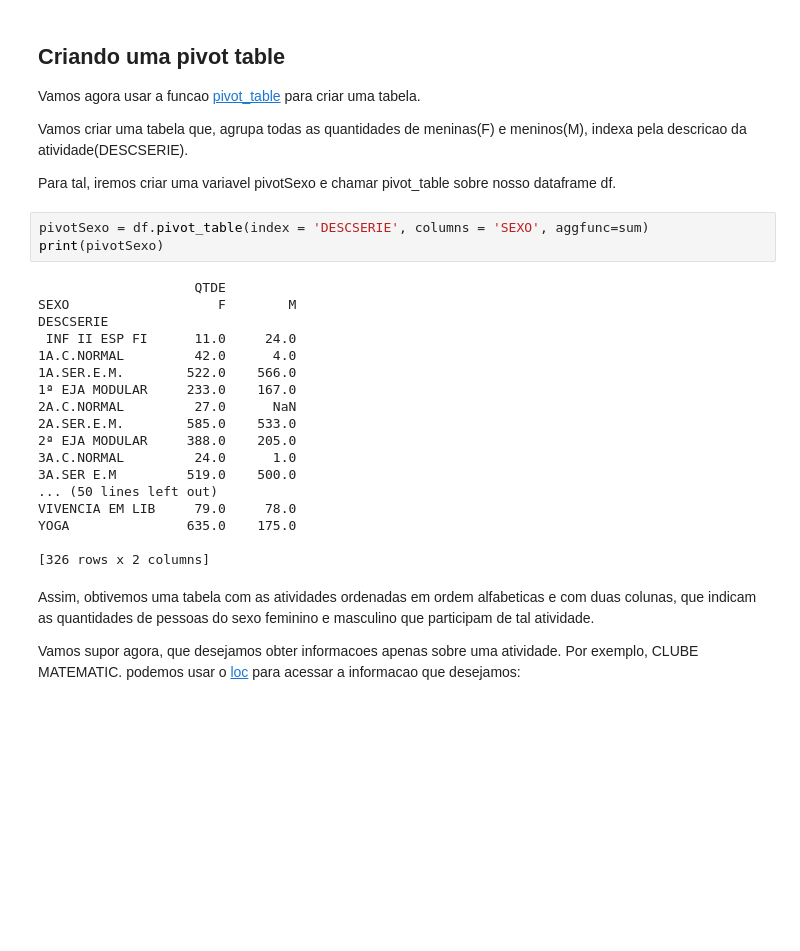
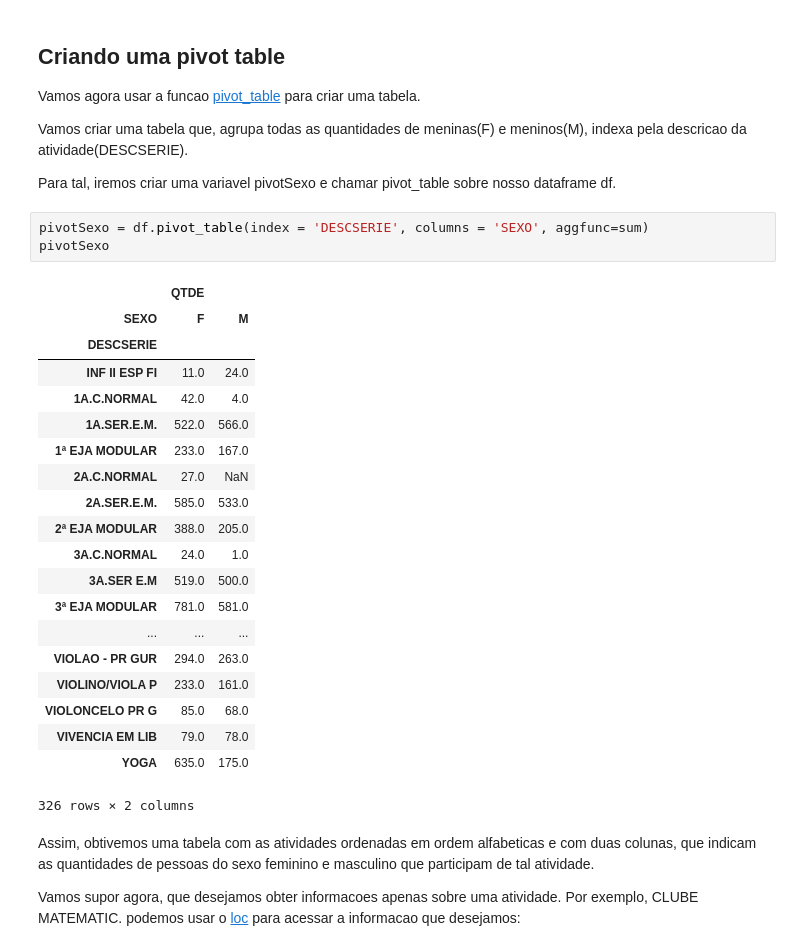
Before and after one commit to yambanis/MAC213, a Jupyter notebook: Python/Tutorial.ipynb, the cells around one changed output. Drawn from its saved outputs; the diff is of its cells as text; blank space fills up the shorter version.

Commit message:
Modularizando tutoriais de Python

```diff
--- a/Python/Tutorial.ipynb
+++ b/Python/Tutorial.ipynb
@@ -204,25 +204,28 @@ Vamos criar uma tabela que, agrupa todas as quantidades de meninas(F) e meninos(
 Para tal, iremos criar uma variavel pivotSexo e chamar pivot_table sobre nosso dataframe df.
 # %%
 pivotSexo = df.pivot_table(index = 'DESCSERIE', columns = 'SEXO', aggfunc=sum)
-print(pivotSexo)
+pivotSexo
 # %% [output]
+|  | QTDE |  |
+| SEXO | F | M |
+| DESCSERIE |  |  |
+| INF II ESP FI | 11.0 | 24.0 |
+| 1A.C.NORMAL | 42.0 | 4.0 |
+| 1A.SER.E.M. | 522.0 | 566.0 |
+| 1ª EJA MODULAR | 233.0 | 167.0 |
+| 2A.C.NORMAL | 27.0 | NaN |
+| 2A.SER.E.M. | 585.0 | 533.0 |
+| 2ª EJA MODULAR | 388.0 | 205.0 |
+| 3A.C.NORMAL | 24.0 | 1.0 |
+| 3A.SER E.M | 519.0 | 500.0 |
+| 3ª EJA MODULAR | 781.0 | 581.0 |
+| ... | ... | ... |
+| VIOLAO - PR GUR | 294.0 | 263.0 |
+| VIOLINO/VIOLA P | 233.0 | 161.0 |
+| VIOLONCELO PR G | 85.0 | 68.0 |
+| VIVENCIA EM LIB | 79.0 | 78.0 |
+| YOGA | 635.0 | 175.0 |
-                    QTDE
-SEXO                   F        M
-DESCSERIE
- INF II ESP FI      11.0     24.0
-1A.C.NORMAL         42.0      4.0
-1A.SER.E.M.        522.0    566.0
-1ª EJA MODULAR     233.0    167.0
-2A.C.NORMAL         27.0      NaN
-2A.SER.E.M.        585.0    533.0
-2ª EJA MODULAR     388.0    205.0
-3A.C.NORMAL         24.0      1.0
-3A.SER E.M         519.0    500.0
-... (50 lines left out)
-VIVENCIA EM LIB     79.0     78.0
-YOGA               635.0    175.0
-
-[326 rows x 2 columns]
+326 rows × 2 columns
 # %% [markdown]
 Assim, obtivemos uma tabela com as atividades ordenadas em ordem alfabeticas e com duas colunas, que indicam as quantidades de pessoas do sexo feminino e masculino que participam de tal atividade.
 
```
Also changed, not shown: 3 other files.
